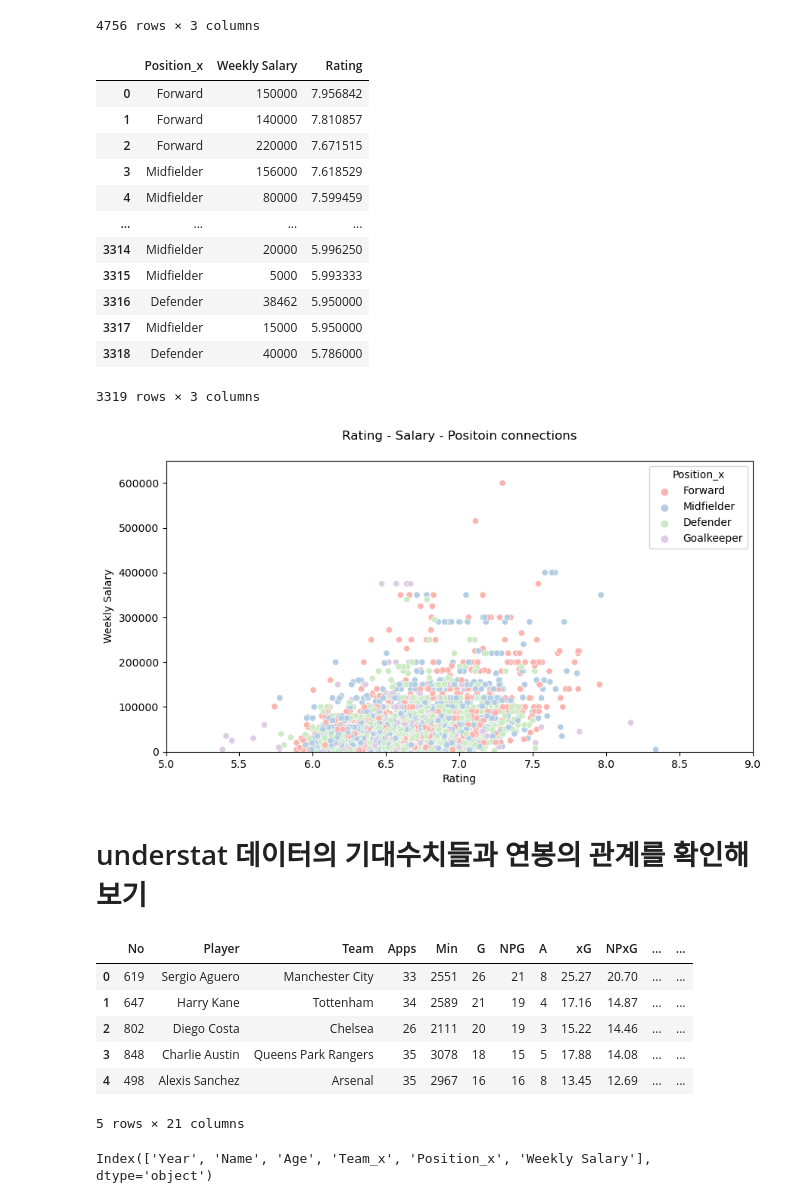
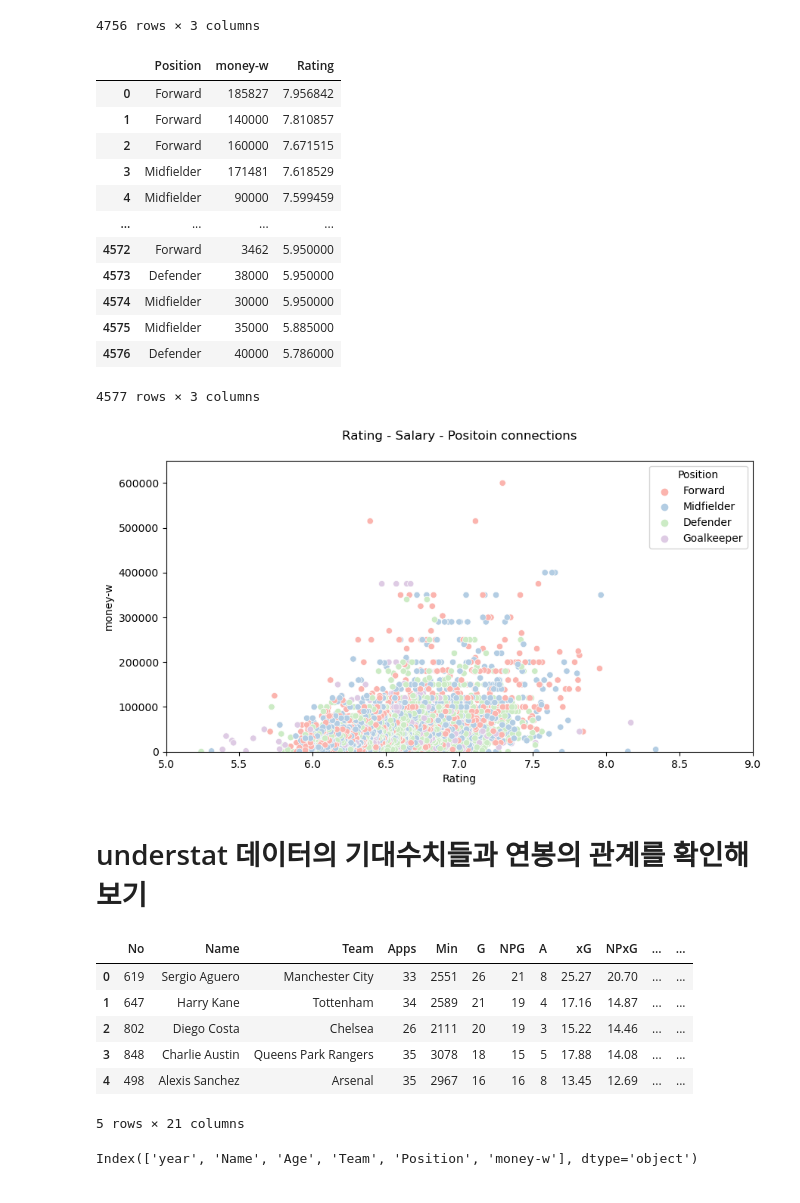
Before and after one commit to LEEINSEO-0118/EPL_EDA_Project, a Jupyter notebook: stat_salary.ipynb, the cells around one changed output. Drawn from its saved outputs; the diff is of its cells as text; code cells hidden in the pictures.

```diff
--- a/stat_salary.ipynb
+++ b/stat_salary.ipynb
@@ -34,5 +38,5 @@ sns.scatterplot(data = df, x = 'xGBuildup', y = 'xG + xA', hue = 'Position', pal
 # %%
-salary_path = './data/new/salary_all0.csv'
+salary_path = './data/new/capology_all0.csv'
 salary = pd.read_csv(salary_path)
 salary.info()
 # %% [output]
@@ -71,6 +75,6 @@ memory usage: 265.1+ KB
 # %%
 # 데이터가 players에 없거나 salary에 없는 경우가 있기에 그런 경우를 제외하기 위해 inner join
-player_salary = pd.merge(players, salary, left_on = ['Name', 'Year'], right_on = ['Name', 'year'], how = 'inner')
+player_salary = pd.merge(players, salary, left_on = ['Name', 'year'], right_on = ['Name', 'year'], how = 'inner')
 player_salary.info()
 # %% [output]
 <class 'pandas.core.frame.DataFrame'>
@@ -95,5 +98,5 @@ memory usage: 337.1+ KB
 # %%
 # 선수 기본 정보와 연봉 데이터만 가지도록 수정
-player_salary = player_salary[['Year', 'Name', 'Age', 'Team_x', 'Position_x', 'Weekly Salary']]
+player_salary = player_salary[['year', 'Name', 'Age', 'Team', 'Position', 'money-w']]
 player_salary.head()
 # %% [output]
@@ -144,40 +147,39 @@ rating
 4756 rows × 3 columns
 # %%
 # player_salary와 rating 데이터 merge
-salary_rating = pd.merge(salary_df, rating, left_on = ['Name', 'Year'], right_on = ['Name', 'year'])
-salary_rating = salary_rating[['Position_x', 'Weekly Salary', 'Rating']]
-salary_rating
+salary_rating = pd.merge(player_salary, rating, left_on = ['Name', 'year'], right_on = ['Name', 'year'])
+salary_rating[['Position', 'money-w', 'Rating']]
 # %% [output]
-|  | Position_x | Weekly Salary | Rating |
-| 0 | Forward | 150000 | 7.956842 |
+|  | Position | money-w | Rating |
+| 0 | Forward | 185827 | 7.956842 |
 | 1 | Forward | 140000 | 7.810857 |
-| 2 | Forward | 220000 | 7.671515 |
-| 3 | Midfielder | 156000 | 7.618529 |
-| 4 | Midfielder | 80000 | 7.599459 |
+| 2 | Forward | 160000 | 7.671515 |
+| 3 | Midfielder | 171481 | 7.618529 |
+| 4 | Midfielder | 90000 | 7.599459 |
 | ... | ... | ... | ... |
-| 3314 | Midfielder | 20000 | 5.996250 |
-| 3315 | Midfielder | 5000 | 5.993333 |
-| 3316 | Defender | 38462 | 5.950000 |
-| 3317 | Midfielder | 15000 | 5.950000 |
-| 3318 | Defender | 40000 | 5.786000 |
+| 4572 | Forward | 3462 | 5.950000 |
+| 4573 | Defender | 38000 | 5.950000 |
+| 4574 | Midfielder | 30000 | 5.950000 |
+| 4575 | Midfielder | 35000 | 5.885000 |
+| 4576 | Defender | 40000 | 5.786000 |
-3319 rows × 3 columns
+4577 rows × 3 columns
 # %%
 # Rating점수와 Salary의 관계성
 plt.figure(figsize = (10, 5))
 plt.title('Rating - Salary - Positoin connections', pad = 20)
 plt.axis([5, 9, 0, 650000])
-sns.scatterplot(data = salary_rating, x = 'Rating', y = 'Weekly Salary', hue = 'Position_x', palette = 'Pastel1')
+sns.scatterplot(data = salary_rating, x = 'Rating', y = 'money-w', hue = 'Position', palette = 'Pastel1')
 plt.show()
 # %% [output]
-[figure, old version]
+[figure, new version]
 # %% [markdown]
 # understat 데이터의 기대수치들과 연봉의 관계를 확인해보기
 # %%
 # understat 데이터와 연봉과의 관계성
-understat = pd.read_csv('./data/new/understat_all.csv')
+understat = pd.read_csv('./data/new/understat_all0.csv')
 understat.head()
 # %% [output]
-|  | No | Player | Team | Apps | Min | G | NPG | A | xG | NPxG | ... | ... |
+|  | No | Name | Team | Apps | Min | G | NPG | A | xG | NPxG | ... | ... |
 | 0 | 619 | Sergio Aguero | Manchester City | 33 | 2551 | 26 | 21 | 8 | 25.27 | 20.70 | ... | ... |
 | 1 | 647 | Harry Kane | Tottenham | 34 | 2589 | 21 | 19 | 4 | 17.16 | 14.87 | ... | ... |
 | 2 | 802 | Diego Costa | Chelsea | 26 | 2111 | 20 | 19 | 3 | 15.22 | 14.46 | ... | ... |
@@ -185,7 +187,7 @@ understat.head()
 | 4 | 498 | Alexis Sanchez | Arsenal | 35 | 2967 | 16 | 16 | 8 | 13.45 | 12.69 | ... | ... |
 5 rows × 21 columns
 # %%
-salary_df.columns
+player_salary.columns
 # %% [output]
-Index(['Year', 'Name', 'Age', 'Team_x', 'Position_x', 'Weekly Salary'], dtype='object')
+Index(['year', 'Name', 'Age', 'Team', 'Position', 'money-w'], dtype='object')
 # %%
```
Also changed, not shown: parts of 15 cells of this notebook, 13 other files.
